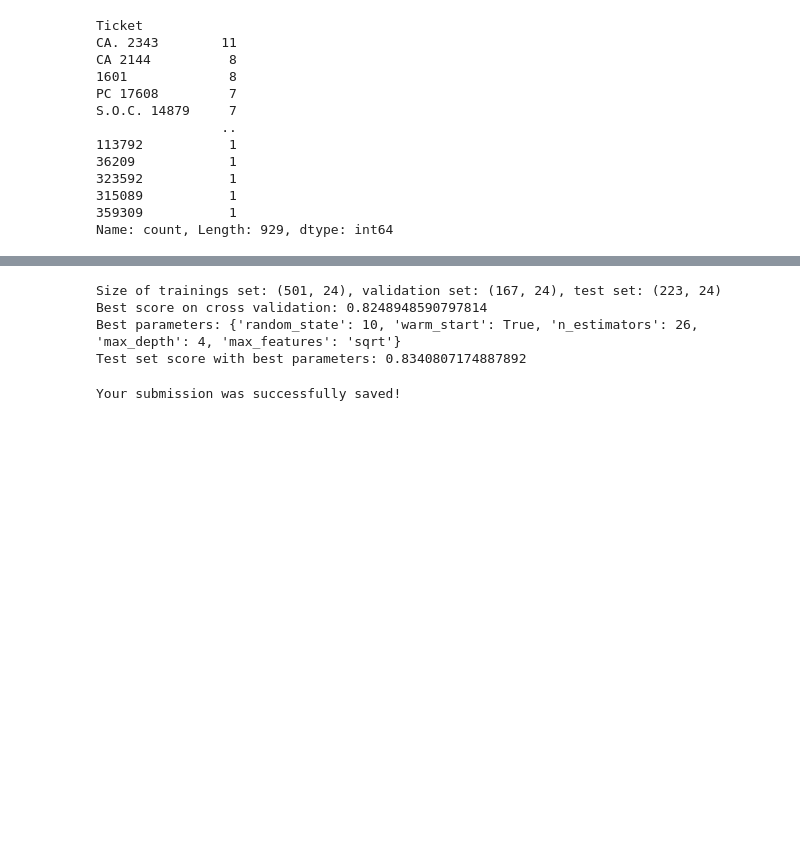
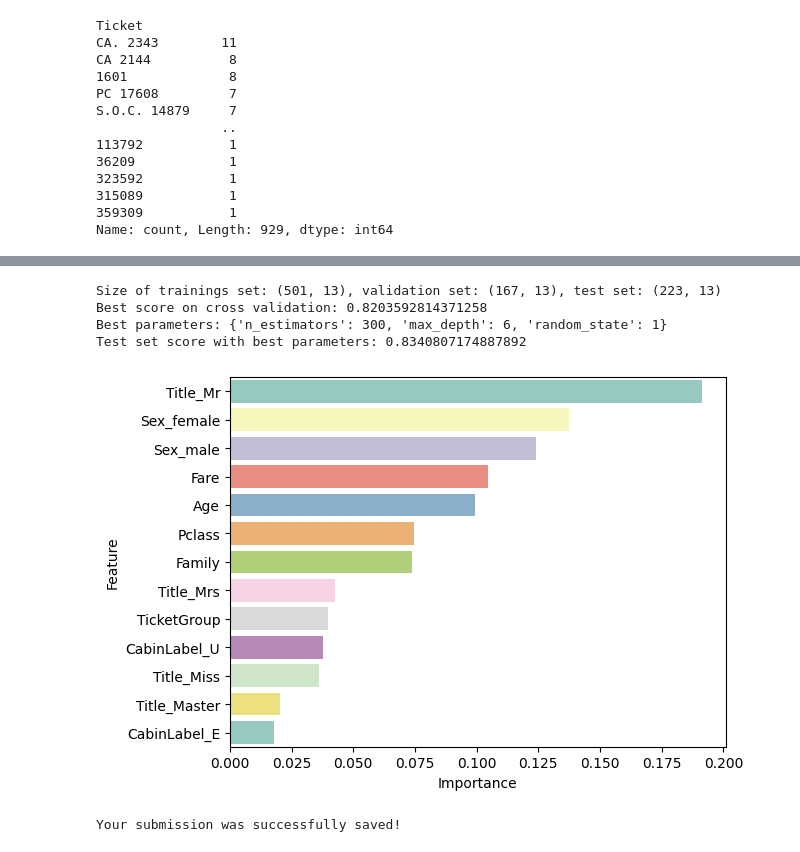
Before and after one commit to affine1129/kaggle, a Jupyter notebook: src/notebooks/titanic.ipynb, the cells around one changed output, grey strips where cells are left out. Saved outputs shown, nothing was run; the diff lists cells and outputs as text; code cells hidden in the pictures; blank space fills up the shorter version.

```diff
--- a/src/notebooks/titanic.ipynb
+++ b/src/notebooks/titanic.ipynb
@@ -95,6 +80,9 @@ memory usage: 122.8+ KB
 # Fareの補完
 fare = all_data.loc[(all_data['Embarked'] == 'S') & (all_data['Pclass'] == 3), 'Fare'].mean()
 all_data['Fare']=all_data['Fare'].fillna(fare)
+
+all_data.loc[(all_data['Fare'].apply(lambda x: x >= 500)) & (all_data['Survived'].isnull()), ['Sex','Age','Title']] = ['male',28.0,'Mr']
+all_data.loc[(all_data['Fare'].apply(lambda x: x == 0 )) & (all_data['Survived'].isnull()), ['Sex','Age','Title']] = ['female',5.0,'Mrs']
 # %%
 from sklearn.ensemble import RandomForestClassifier
 
@@ -108,11 +96,13 @@ y = know_age_data['Age'].astype(int)
 X = know_age_data.drop('Age', axis=1)
 X_test = unknown_age_data.drop('Age', axis=1)
 
-model = RandomForestClassifier(n_estimators=100, max_depth=5, random_state=0)
+model = RandomForestClassifier(random_state=0, n_estimators=100, n_jobs=-1)
 model.fit(X, y)
 predictions = model.predict(X_test)
 
 all_data.loc[(all_data.Age.isnull()), 'Age'] = predictions
+
+all_data.loc[(all_data['Age'].apply(lambda x: x >= 80)) & (all_data['Survived'].isnull()), ['Sex','Age','Title']] = ['male',28.0,'Mr']
 # %%
 # Embarkedの補完
 all_data['Embarked'] = all_data['Embarked'].fillna('S')
@@ -336,17 +337,18 @@ best_parameters = {}
 is_select = False
 
 if is_select:
-    select = SelectKBest(k = 20)
+    select = SelectKBest(k = 25)
 
 for param in param_list:
     model = RandomForestClassifier(**param)
     if is_select:
         pipeline = make_pipeline(select, model)
-        pipeline.fit(X, y)
+        pipeline.fit(X_train, y_train)
+        score = pipeline.score(X_valid, y_valid)
     else:
-        model.fit(X, y)
-    # 交差検証
-    score = np.mean(cross_val_score(model, X, y))
+        model.fit(X_train, y_train)
+        score = model.score(X_valid, y_valid)
+
     if score > best_score:
         best_score = score
         best_parameters = param
@@ -355,12 +357,13 @@ model = RandomForestClassifier(**best_parameters)
 # best_parameters に対し，training set + validation set を用いて学習する
 if is_select:
     pipeline = make_pipeline(select, model)
-    pipeline.fit(X, y)
+    pipeline.fit(X_trainval, y_trainval)
     # test set による評価は，best_parameters が得られて初めて行われる
     test_score = pipeline.score(X_test, y_test)
 else:
-    model.fit(X, y)
+    model.fit(X_trainval, y_trainval)
     test_score = model.score(X_test, y_test)
+#     test_score = np.mean(cross_val_score(model, X, y))
 
 print('Best score on cross validation: {}'.format(best_score))
 print('Best parameters: {}'.format(best_parameters))
@@ -370,10 +373,28 @@ if is_select:
     X_selected = select.transform(X)
     print('X.shape={}, X_selected.shape={}'.format(X.shape, X_selected.shape))
 # %% [output]
-Size of trainings set: (501, 24), validation set: (167, 24), test set: (223, 24)
-Best score on cross validation: 0.8248948590797814
-Best parameters: {'random_state': 10, 'warm_start': True, 'n_estimators': 26, 'max_depth': 4, 'max_features': 'sqrt'}
+Size of trainings set: (501, 13), validation set: (167, 13), test set: (223, 13)
+Best score on cross validation: 0.8203592814371258
+Best parameters: {'n_estimators': 300, 'max_depth': 6, 'random_state': 1}
 Test set score with best parameters: 0.8340807174887892
+# %%
+# 特徴量の重要度を取得
+feature_importances = model.feature_importances_
+features = model.feature_names_in_
+
+# 特徴量とその重要度をDataFrameに格納
+features_df = pd.DataFrame({
+    'Feature': features,
+    'Importance': feature_importances
+})
+
+# 降順にソート
+features_df = features_df.sort_values(by='Importance', ascending=False)
+
+sns.barplot(y='Feature', x='Importance', data=features_df, palette='Set3')
+plt.show()
+# %% [output]
+[figure, added]
 # %%
 # Survivedの推定
 X_test = unknown_sur_data.drop('Survived', axis=1)
```
Also changed, not shown: parts of 8 cells of this notebook.
